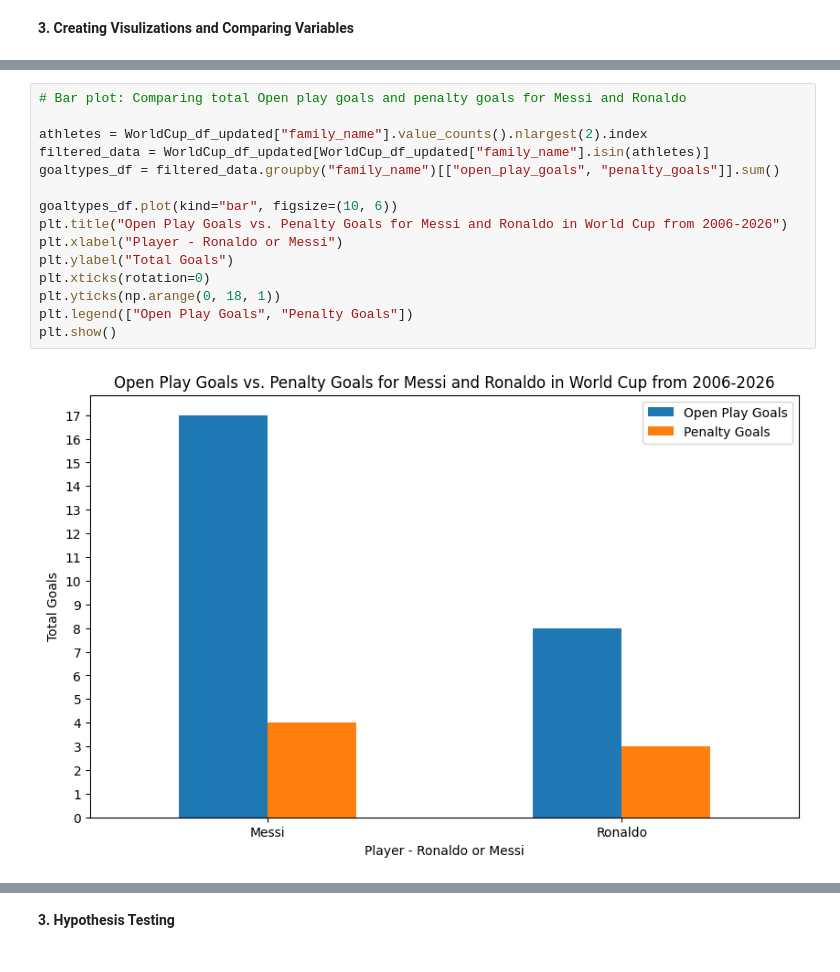
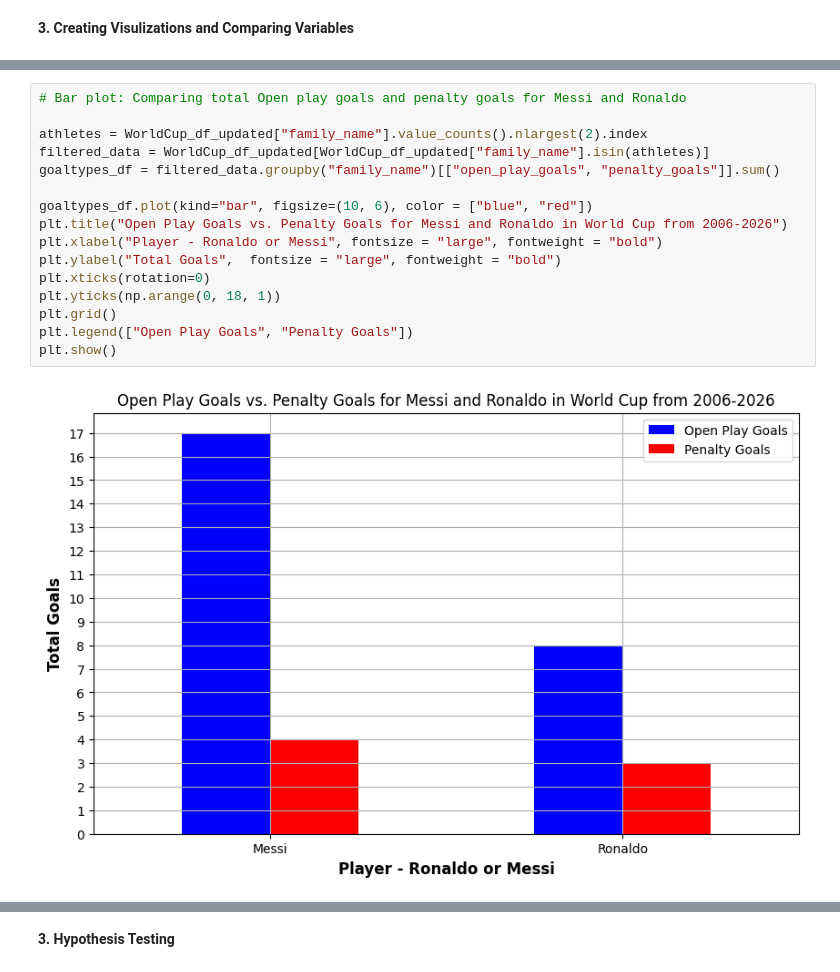
Before and after one commit to fideliseshun/DSRP-Research-Project, a Jupyter notebook: DSRP_Research_Project_Messi_vs_Ronaldo_FIFA_World_Cup.ipynb, the cells around one changed output, grey strips where cells are left out. Cells and saved outputs as stored; diff of their text form.

```diff
--- a/DSRP_Research_Project_Messi_vs_Ronaldo_FIFA_World_Cup.ipynb
+++ b/DSRP_Research_Project_Messi_vs_Ronaldo_FIFA_World_Cup.ipynb
@@ -404,20 +404,21 @@ plt.show()
 # %%
 # Bar plot: Comparing total Open play goals and penalty goals for Messi and Ronaldo
 
 athletes = WorldCup_df_updated["family_name"].value_counts().nlargest(2).index
 filtered_data = WorldCup_df_updated[WorldCup_df_updated["family_name"].isin(athletes)]
 goaltypes_df = filtered_data.groupby("family_name")[["open_play_goals", "penalty_goals"]].sum()
 
-goaltypes_df.plot(kind="bar", figsize=(10, 6))
+goaltypes_df.plot(kind="bar", figsize=(10, 6), color = ["blue", "red"])
 plt.title("Open Play Goals vs. Penalty Goals for Messi and Ronaldo in World Cup from 2006-2026")
-plt.xlabel("Player - Ronaldo or Messi")
-plt.ylabel("Total Goals")
+plt.xlabel("Player - Ronaldo or Messi", fontsize = "large", fontweight = "bold")
+plt.ylabel("Total Goals",  fontsize = "large", fontweight = "bold")
 plt.xticks(rotation=0)
 plt.yticks(np.arange(0, 18, 1))
+plt.grid()
 plt.legend(["Open Play Goals", "Penalty Goals"])
 plt.show()
 # %% [output]
-[figure, old version]
+[figure, new version]
 # %%
 # Comparing total goals and assists in knockout stage matches
 
```
Also changed, not shown: parts of 6 cells of this notebook.
